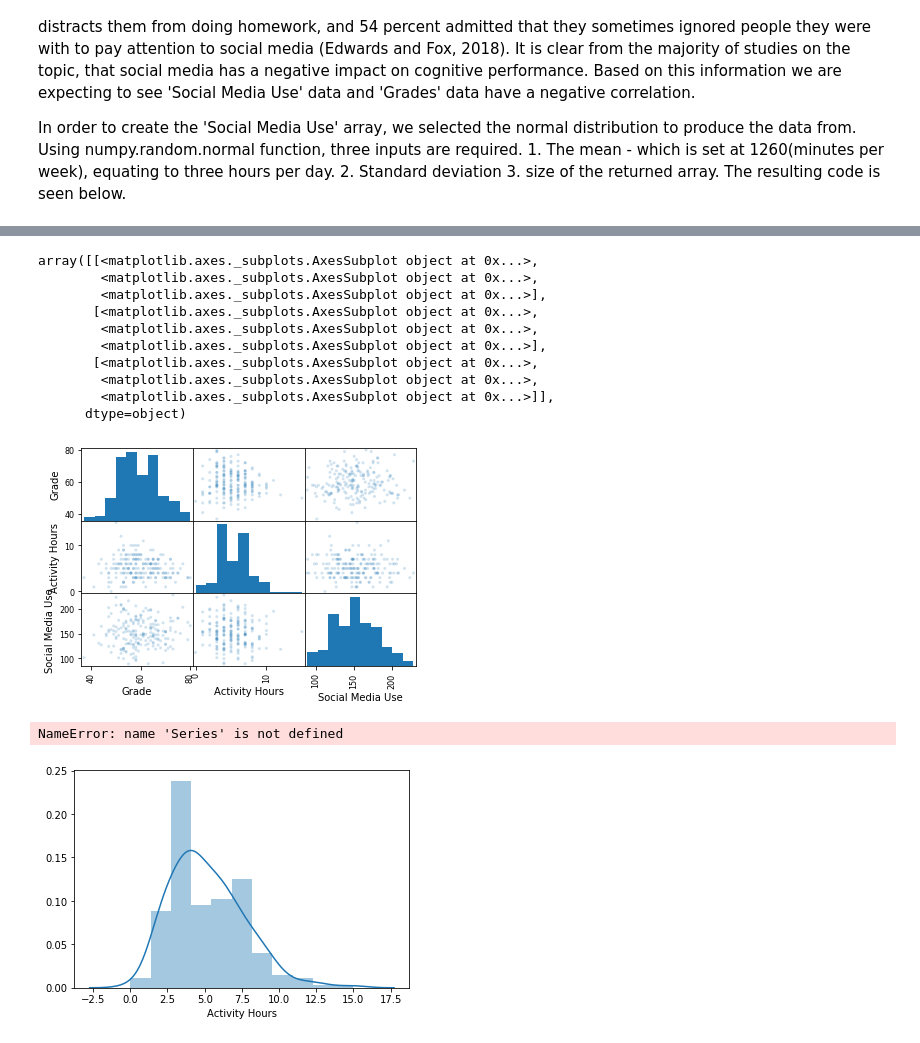
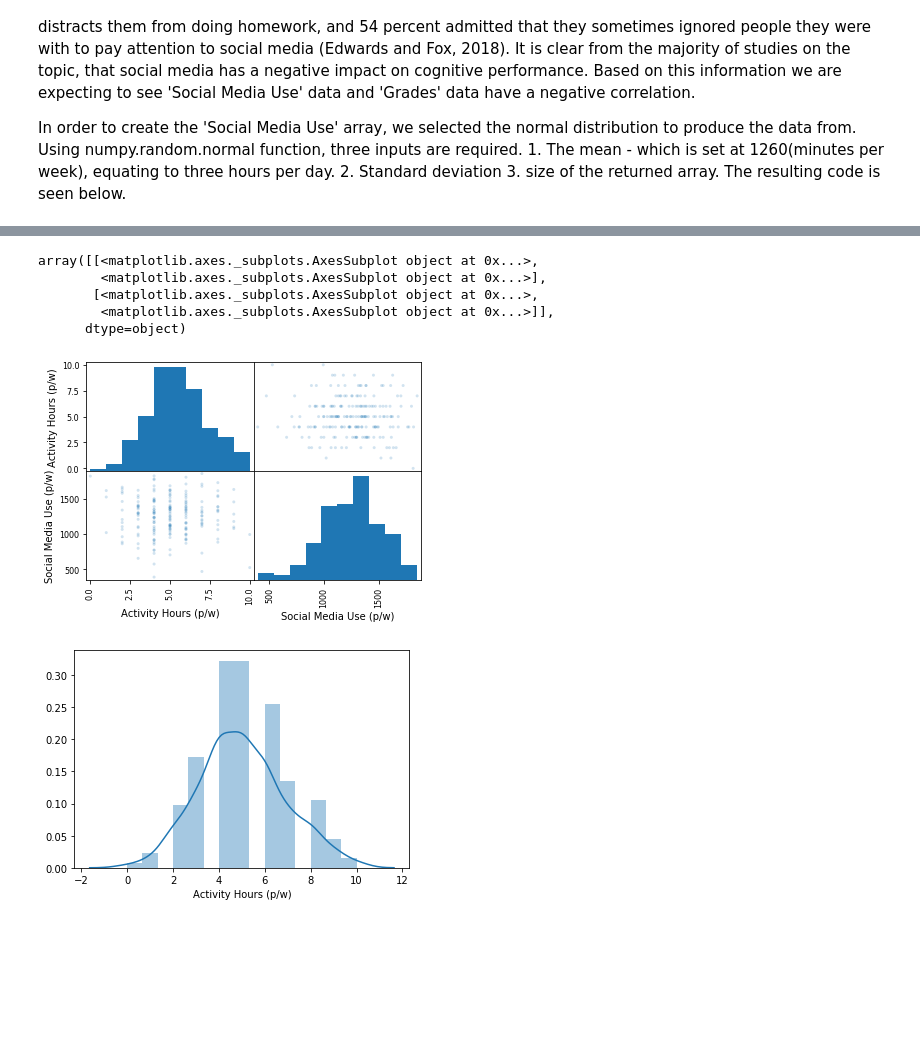
Before and after one commit to Willie2511/Programming-For-DA-Project, a Jupyter notebook: ProgrammingProject.ipynb, the cells around one changed output, grey strips where cells are left out. Drawn from its saved outputs; the diff is of its cells as text; code cells hidden in the pictures; blank space fills up the shorter version.

```diff
--- a/ProgrammingProject.ipynb
+++ b/ProgrammingProject.ipynb
@@ -231,7 +96,7 @@ Grades = ('1.1', '2.1', '2.2', '3.1', 'Pass')
 # %%
 d = {
     'Grade': np.random.choice(Grades, p= [0.1, 0.5 ,0.3 ,0.07 , 0.03], size=200),
-    'Sex': np.random.choice(['Male', 'Female'], p=[0.5, 0.5], size=200),
+    'Sex': np.random.choice(['Male', 'Female'], p=[0.48, 0.52], size=200),
     'Activity Hours (p/w)': np.random.poisson(5, 200),
     'Social Media Use (p/w)': np.random.normal(1260, 300, 200)}
 df = pd.DataFrame(data=d, index=range(200))
@@ -283,7 +147,0 @@ df.corr(method='pearson')
-# %%
-plt.rcParams['font.size']=11
-plt.rcParams['figure.figsize']=[8.0, 3.5]
-fig, axes=plt.subplots(nrows=1, ncols=2)
-df.plot(kind='scatter', x='Grade', y='Social Media Use (p/w)', ax=axes[0], color='Blue');
-df.plot(kind='scatter', x='Grade', y='Activity Hours (p/w)', ax=axes[1], color='Red');
-plt.tight_layout()
@@ -294,26 +149,13 @@ ValueError: scatter requires x column to be numeric
 pd.plotting.scatter_matrix(df, alpha=0.2)
 # %% [output]
 array([[<matplotlib.axes._subplots.AxesSubplot object at 0x...>,
-        <matplotlib.axes._subplots.AxesSubplot object at 0x...>,
         <matplotlib.axes._subplots.AxesSubplot object at 0x...>],
        [<matplotlib.axes._subplots.AxesSubplot object at 0x...>,
-        <matplotlib.axes._subplots.AxesSubplot object at 0x...>,
-        <matplotlib.axes._subplots.AxesSubplot object at 0x...>],
-       [<matplotlib.axes._subplots.AxesSubplot object at 0x...>,
-        <matplotlib.axes._subplots.AxesSubplot object at 0x...>,
         <matplotlib.axes._subplots.AxesSubplot object at 0x...>]],
       dtype=object)
-[figure, old version]
+[figure, new version]
-# %%
-ts = Series(df, index=date_range('1/1/2000', periods=200))
-
-ts = ts.cumsum()
-
-ts.plot()
-# %% [output]
-NameError: name 'Series' is not defined
 # %%
-sns.distplot(df["Activity Hours"], kde=True);
+sns.distplot(df["Activity Hours (p/w)"], kde=True);
 # %% [output]
-[figure, old version]
+[figure, new version]
 # %%
```
Also changed, not shown: parts of 51 cells of this notebook.
